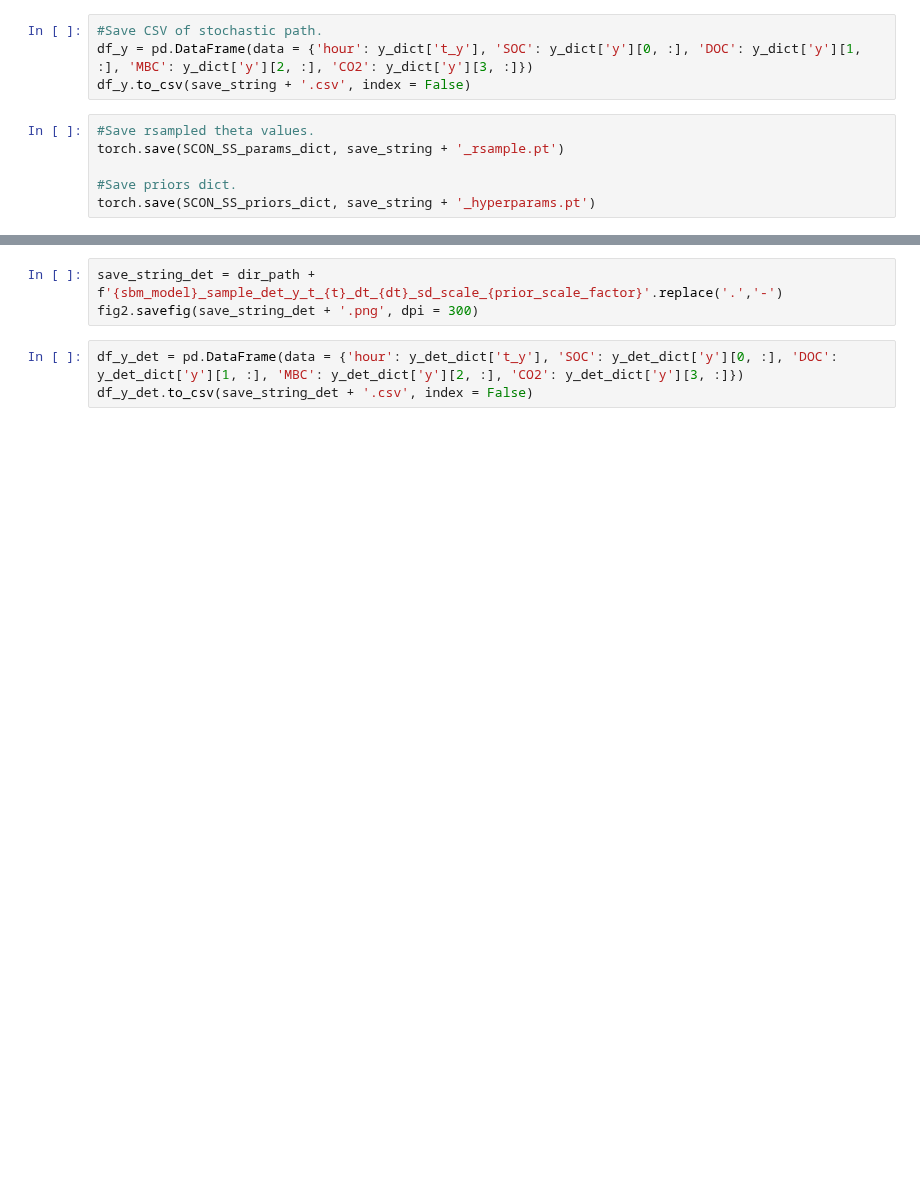
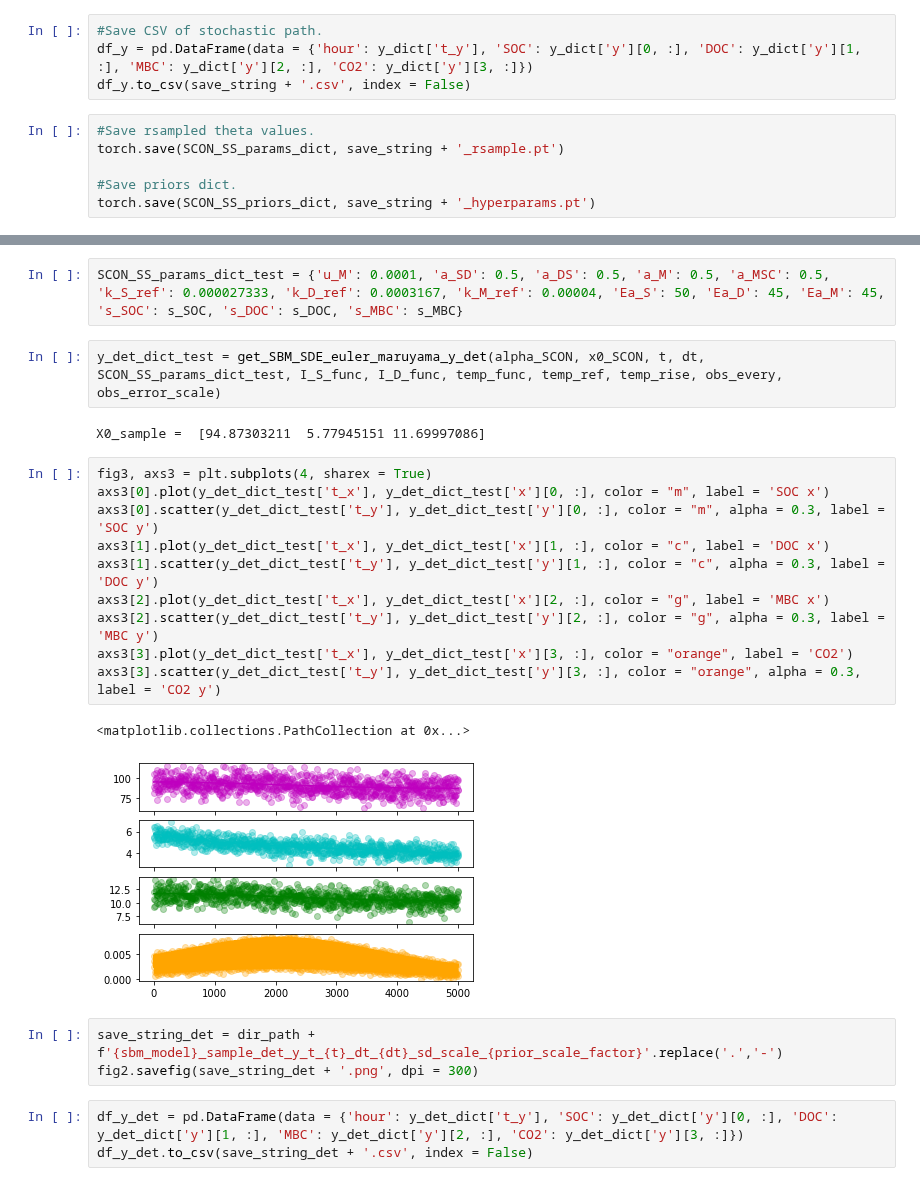
Before and after one commit to wallyxie/varInferenceSoilBiogeoModelSyntheticData, a Jupyter notebook: pytorch_sbm_sde_vi/python_notebooks/SCON-SS_CO2_trunc_gen_y_5000_diff_theta.ipynb, the cells around one changed output, grey strips where cells are left out. Cells and saved outputs as stored; diff of their text form; blank space fills up the shorter version.

```diff
--- a/pytorch_sbm_sde_vi/python_notebooks/SCON-SS_CO2_trunc_gen_y_5000_diff_theta.ipynb
+++ b/pytorch_sbm_sde_vi/python_notebooks/SCON-SS_CO2_trunc_gen_y_5000_diff_theta.ipynb
@@ -397,3 +397,22 @@ axs2[3].scatter(y_det_dict['t_y'], y_det_dict['y'][3, :], color = "orange", alph
+# %%
+SCON_SS_params_dict_test = {'u_M': 0.0001, 'a_SD': 0.5, 'a_DS': 0.5, 'a_M': 0.5, 'a_MSC': 0.5, 'k_S_ref': 0.000027333, 'k_D_ref': 0.0003167, 'k_M_ref': 0.00004, 'Ea_S': 50, 'Ea_D': 45, 'Ea_M': 45, 's_SOC': s_SOC, 's_DOC': s_DOC, 's_MBC': s_MBC}
+# %%
+y_det_dict_test = get_SBM_SDE_euler_maruyama_y_det(alpha_SCON, x0_SCON, t, dt, SCON_SS_params_dict_test, I_S_func, I_D_func, temp_func, temp_ref, temp_rise, obs_every, obs_error_scale)
+# %% [output]
+X0_sample =  [94.87303211  5.77945151 11.69997086]
+# %%
+fig3, axs3 = plt.subplots(4, sharex = True)
+axs3[0].plot(y_det_dict_test['t_x'], y_det_dict_test['x'][0, :], color = "m", label = 'SOC x')
+axs3[0].scatter(y_det_dict_test['t_y'], y_det_dict_test['y'][0, :], color = "m", alpha = 0.3, label = 'SOC y')
+axs3[1].plot(y_det_dict_test['t_x'], y_det_dict_test['x'][1, :], color = "c", label = 'DOC x')
+axs3[1].scatter(y_det_dict_test['t_y'], y_det_dict_test['y'][1, :], color = "c", alpha = 0.3, label = 'DOC y')
+axs3[2].plot(y_det_dict_test['t_x'], y_det_dict_test['x'][2, :], color = "g", label = 'MBC x')
+axs3[2].scatter(y_det_dict_test['t_y'], y_det_dict_test['y'][2, :], color = "g", alpha = 0.3, label = 'MBC y')
+axs3[3].plot(y_det_dict_test['t_x'], y_det_dict_test['x'][3, :], color = "orange", label = 'CO2')
+axs3[3].scatter(y_det_dict_test['t_y'], y_det_dict_test['y'][3, :], color = "orange", alpha = 0.3, label = 'CO2 y')
+# %% [output]
+<matplotlib.collections.PathCollection at 0x...>
+[figure, added]
 # %%
 save_string_det = dir_path + f'{sbm_model}_sample_det_y_t_{t}_dt_{dt}_sd_scale_{prior_scale_factor}'.replace('.','-')
 fig2.savefig(save_string_det + '.png', dpi = 300)
```
Also changed, not shown: parts of 10 cells of this notebook, 7 other files.
